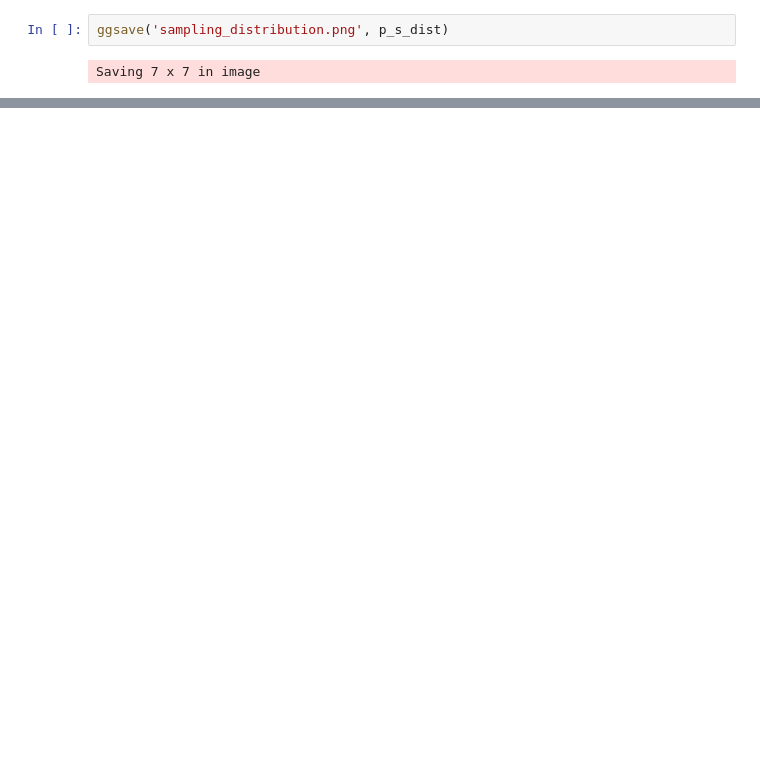
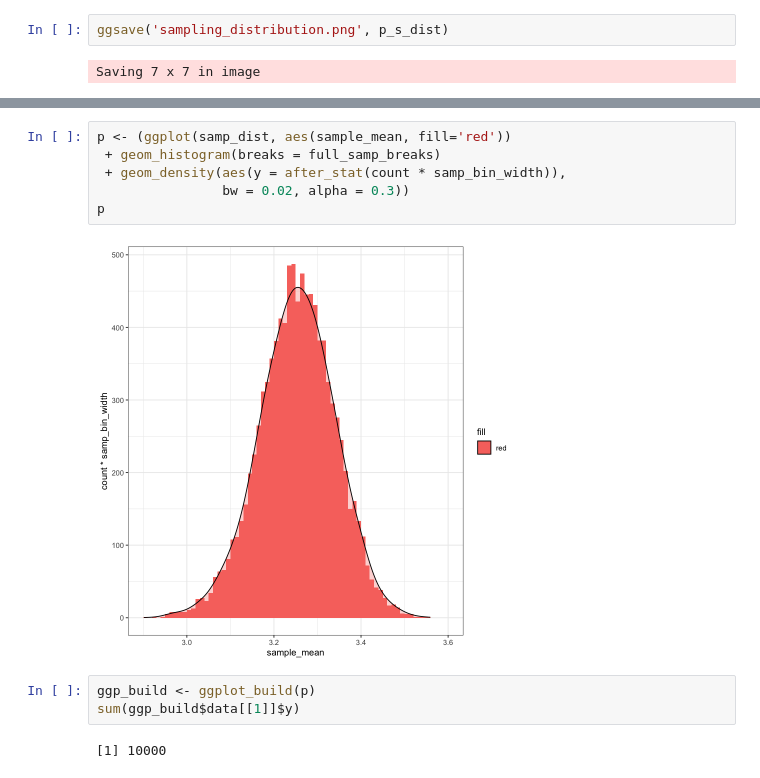
Before and after one commit to matthew-brett/confidence-intervals, a Jupyter notebook: confidence_plots.ipynb, the cells around one changed output, grey strips where cells are left out. Drawn from its saved outputs; the diff is of its cells as text; blank space fills up the shorter version.

```diff
--- a/confidence_plots.ipynb
+++ b/confidence_plots.ipynb
@@ -258,0 +268,13 @@ plot_samp_dist(offset=3)
+# %%
+p <- (ggplot(samp_dist, aes(sample_mean, fill='red'))
+ + geom_histogram(breaks = full_samp_breaks)
+ + geom_density(aes(y = after_stat(count * samp_bin_width)),
+                bw = 0.02, alpha = 0.3))
+p
+# %% [output]
+[figure, added]
+# %%
+ggp_build <- ggplot_build(p)
+sum(ggp_build$data[[1]]$y)
+# %% [output]
+[1] 10000
```
Also changed, not shown: parts of 7 cells of this notebook, 1 other file.
